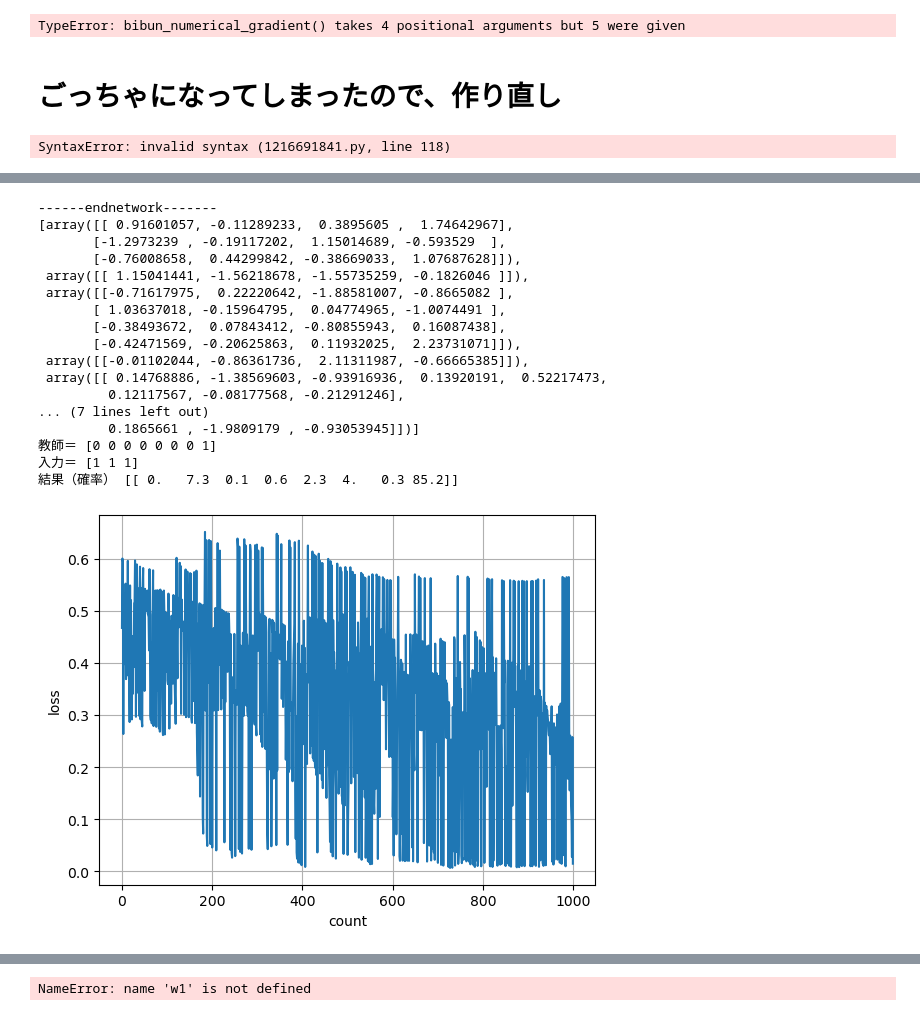
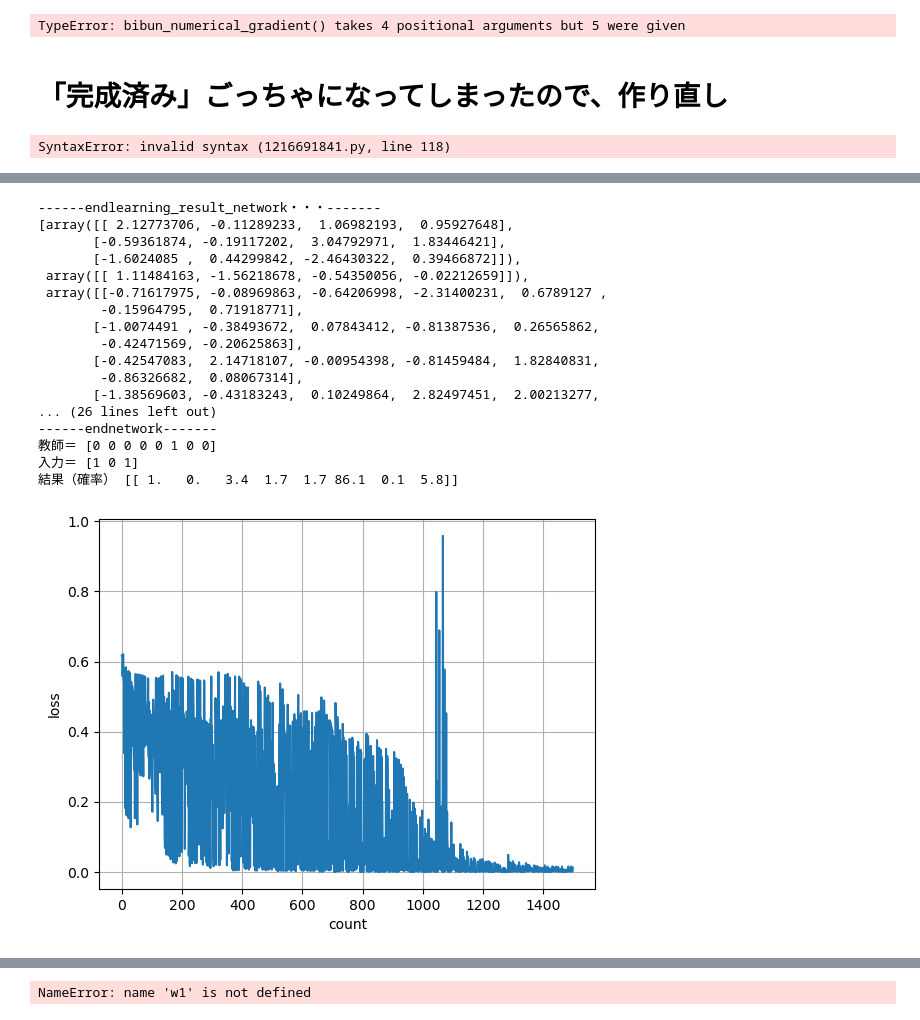
Before and after one commit to ShibuyaAtsushi/sibuya, a Jupyter notebook: my_neuralnet_1.ipynb, the cells around one changed output, grey strips where cells are left out. Saved outputs shown, nothing was run; the diff lists cells and outputs as text; code cells hidden in the pictures.

```diff
--- a/my_neuralnet_1.ipynb
+++ b/my_neuralnet_1.ipynb
@@ -167,7 +167,7 @@ def change_one_hot(lst):
 
     return result
 # %% [markdown]
-# ごっちゃになってしまったので、作り直し
+# 「完成済み」ごっちゃになってしまったので、作り直し
 # %%
 import numpy as np
 import matplotlib.pyplot as plt
@@ -454,7 +454,7 @@ def make_input():
     return in_x, teach
 
 W1 = 4
-W2 = 4
+W2 = 7
 W3 = 8
 np.random.seed(42)  # 再現性のために乱数シードを設定
 
@@ -480,9 +480,9 @@ b3 = np.random.normal(loc=0.0, scale=np.sqrt(2.0/3), size=(1, W3))
 #微小量hを定義
 h = 1e-2#0.0001
 #学習率を定義
-learning_rate = 0.3
+learning_rate = 0.6
 #学習回数を定義
-learn = 1000
+learn = 1500
 
 
 Network = set_network(w1,b1,w2,b2,w3,b3)#初期ネットワーク作成
@@ -535,53 +535,54 @@ for i in range(learn):
 
 A = forward(Network,in_x)
 
+print("------end_learning_result_network・・・-------")
+pprint.pprint(Network)
 print("------endnetwork-------")
-pprint.pprint(Network)
 print("教師＝" , teach)
 print("入力＝" , in_x)
 # A = change_one_hot(A)
 print("結果（確率）" , np.round(A*100,1))
 
 plt.plot(COUNT, LOSS)
 plt.xlabel("count")
 plt.ylabel("loss")
 plt.grid()
 plt.show()
 
 
 
 
 
 
     # あるひとつのパラメータだけちょっと増やしたNetworkを作って、順伝播する
     # あるひとつのパラメータだけちょっと減らしたNetworkを作って、順伝播する
     # その二つの値を教師データと比較し、誤差を計算する
     # それらの変化量から、ある一つのパラメータの勾配を求める。そしてリストにまとめる
 
     # これらをすべてのパラメータで一つ一つやって(for文)、勾配のリストを完成させる
 
     # 勾配のリストに学習率をかけた者を、今のパラメータから引いて更新する
 
     # 更新後のパラメータで新たなNetworkを作成する
 # %% [output]
+------endlearning_result_network・・・-------
+[array([[ 2.12773706, -0.11289233,  1.06982193,  0.95927648],
+       [-0.59361874, -0.19117202,  3.04792971,  1.83446421],
+       [-1.6024085 ,  0.44299842, -2.46430322,  0.39466872]]),
+ array([[ 1.11484163, -1.56218678, -0.54350056, -0.02212659]]),
+ array([[-0.71617975, -0.08969863, -0.64206998, -2.31400231,  0.6789127 ,
+        -0.15964795,  0.71918771],
+       [-1.0074491 , -0.38493672,  0.07843412, -0.81387536,  0.26565862,
+        -0.42471569, -0.20625863],
+       [-0.42547083,  2.14718107, -0.00954398, -0.81459484,  1.82840831,
+        -0.86326682,  0.08067314],
+       [-1.38569603, -0.43183243,  0.10249864,  2.82497451,  2.00213277,
+... (26 lines left out)
 ------endnetwork-------
-[array([[ 0.91601057, -0.11289233,  0.3895605 ,  1.74642967],
-       [-1.2973239 , -0.19117202,  1.15014689, -0.593529  ],
-       [-0.76008658,  0.44299842, -0.38669033,  1.07687628]]),
- array([[ 1.15041441, -1.56218678, -1.55735259, -0.1826046 ]]),
- array([[-0.71617975,  0.22220642, -1.88581007, -0.8665082 ],
-       [ 1.03637018, -0.15964795,  0.04774965, -1.0074491 ],
-       [-0.38493672,  0.07843412, -0.80855943,  0.16087438],
-       [-0.42471569, -0.20625863,  0.11932025,  2.23731071]]),
- array([[-0.01102044, -0.86361736,  2.11311987, -0.66665385]]),
- array([[ 0.14768886, -1.38569603, -0.93916936,  0.13920191,  0.52217473,
-         0.12117567, -0.08177568, -0.21291246],
-... (7 lines left out)
-         0.1865661 , -1.9809179 , -0.93053945]])]
-教師＝ [0 0 0 0 0 0 0 1]
-入力＝ [1 1 1]
-結果（確率） [[ 0.   7.3  0.1  0.6  2.3  4.   0.3 85.2]]
+教師＝ [0 0 0 0 0 1 0 0]
+入力＝ [1 0 1]
+結果（確率） [[ 1.   0.   3.4  1.7  1.7 86.1  0.1  5.8]]
-[figure, old version]
+[figure, new version]
 # %%
 #ただの推論
 in_x, teach = make_input()
```
Also changed, not shown: parts of 4 cells of this notebook.
